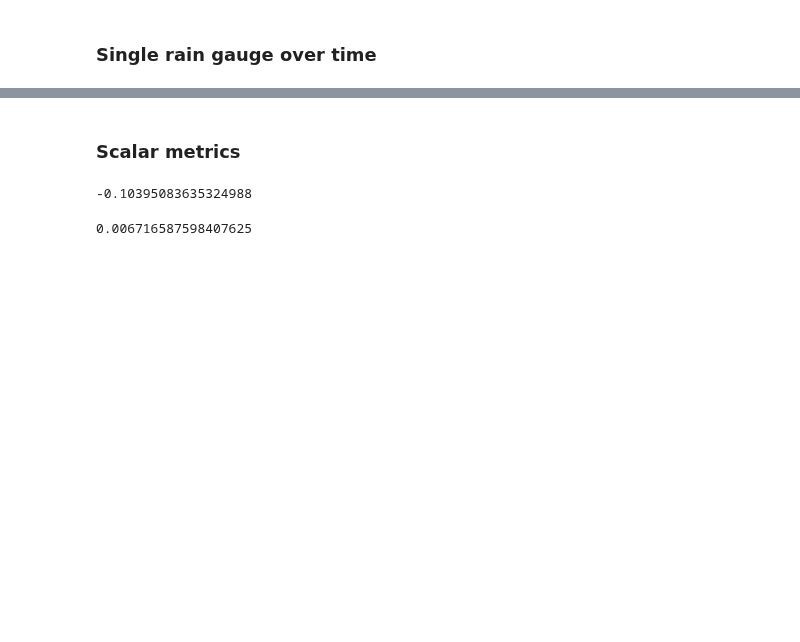
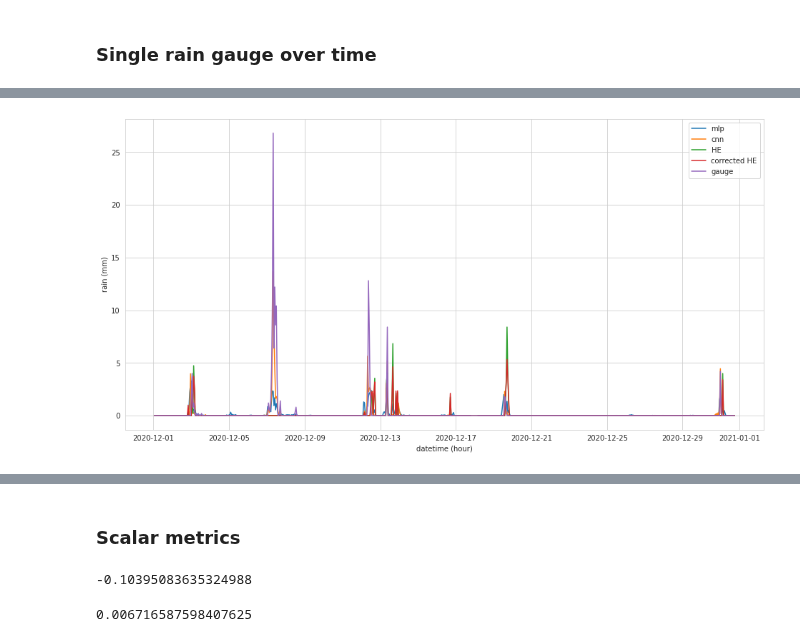
Before and after one commit to ingridingemarsson/geostat-masters-thesis, a Jupyter notebook: notebooks/compare_gauge_he_preds.ipynb, the cells around one changed output, grey strips where cells are left out. Saved outputs shown, nothing was run; the diff lists cells and outputs as text; code cells hidden in the pictures; blank space fills up the shorter version.

```diff
--- a/notebooks/compare_gauge_he_preds.ipynb
+++ b/notebooks/compare_gauge_he_preds.ipynb
@@ -64,0 +84,4 @@ ax.legend()
+# %%
+plotGaugeTimeseries(510)
+# %% [output]
+[figure, added]
```
Also changed, not shown: parts of 9 cells of this notebook.
